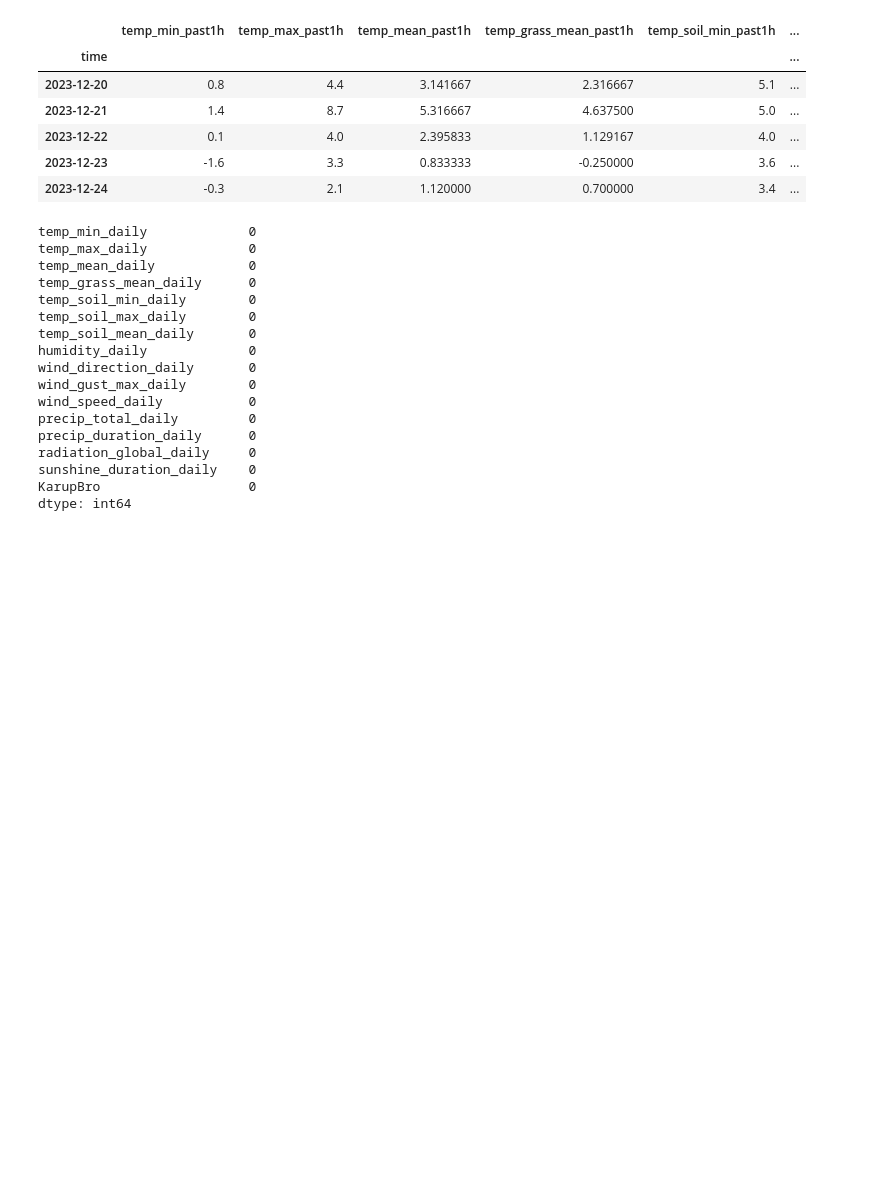
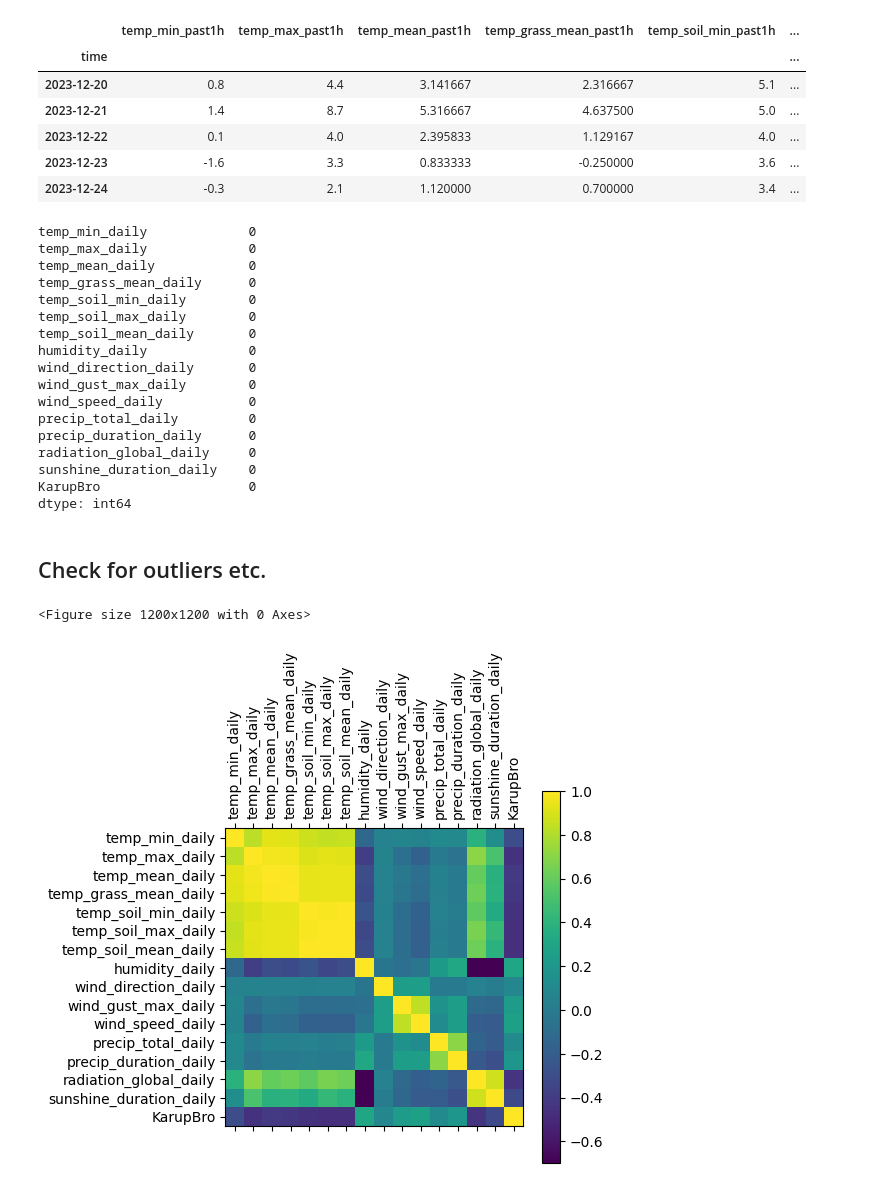
Before and after one commit to nicolaigarder/Forecasting-water-inflow, a Jupyter notebook: Data loading and handling/API_getting_data.ipynb, the cells around one changed output. Cells and saved outputs as stored; diff of their text form; code cells hidden in the pictures; blank space fills up the shorter version.

```diff
--- a/Data loading and handling/API_getting_data.ipynb
+++ b/Data loading and handling/API_getting_data.ipynb
@@ -295,3 +306,19 @@ radiation_global_daily     0
 sunshine_duration_daily    0
 KarupBro                   0
 dtype: int64
+# %% [markdown]
+## Check for outliers etc.
+# %%
+import matplotlib.pyplot as plt
+
+# Correlation matrix
+corr = merged_df.corr()
+plt.figure(figsize=(12, 12))
+plt.matshow(corr, fignum=2)
+plt.xticks(range(len(corr.columns)), corr.columns, rotation='vertical')
+plt.yticks(range(len(corr.columns)), corr.columns)
+plt.colorbar()
+plt.show()
+# %% [output]
+<Figure size 1200x1200 with 0 Axes>
+[figure, added]
```
Also changed, not shown: parts of 8 cells of this notebook, 19 other files.
